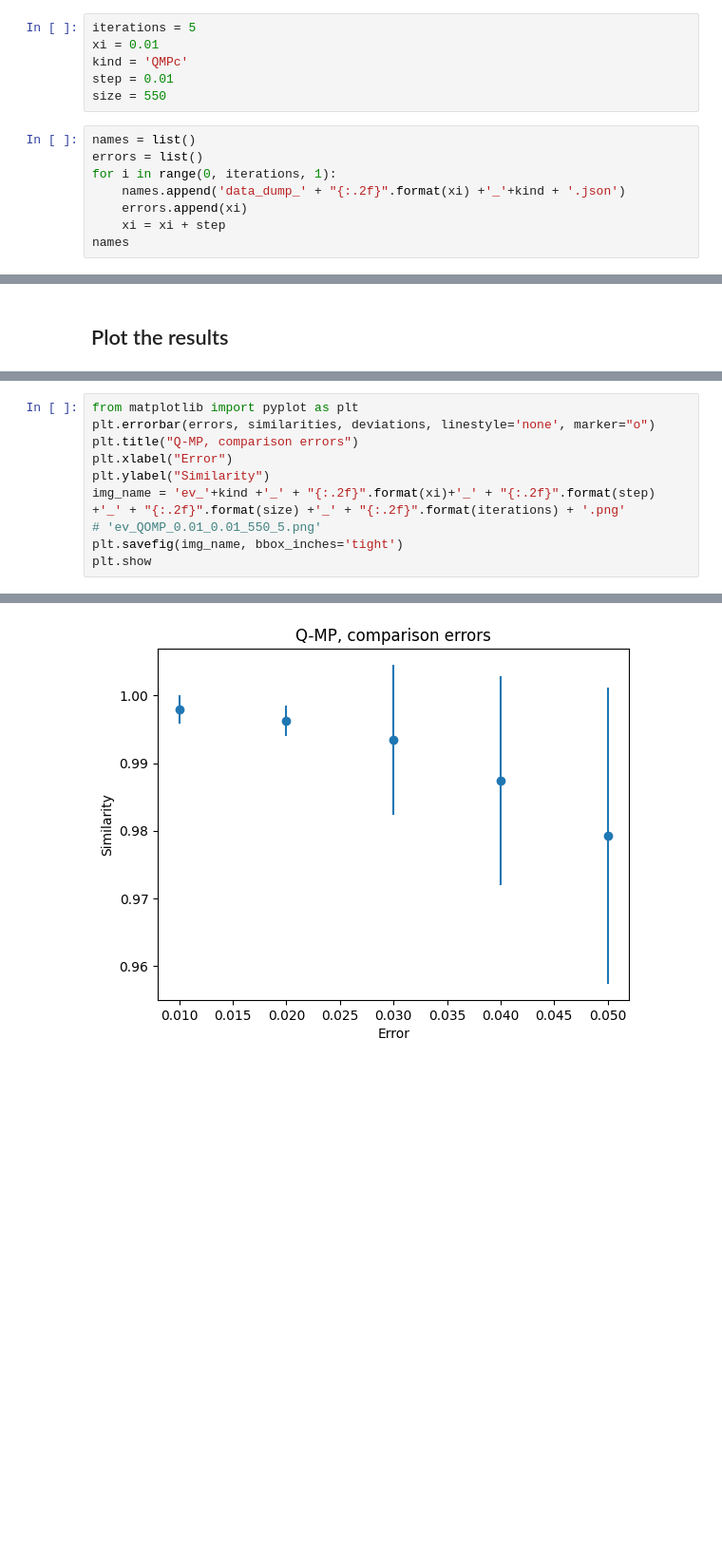
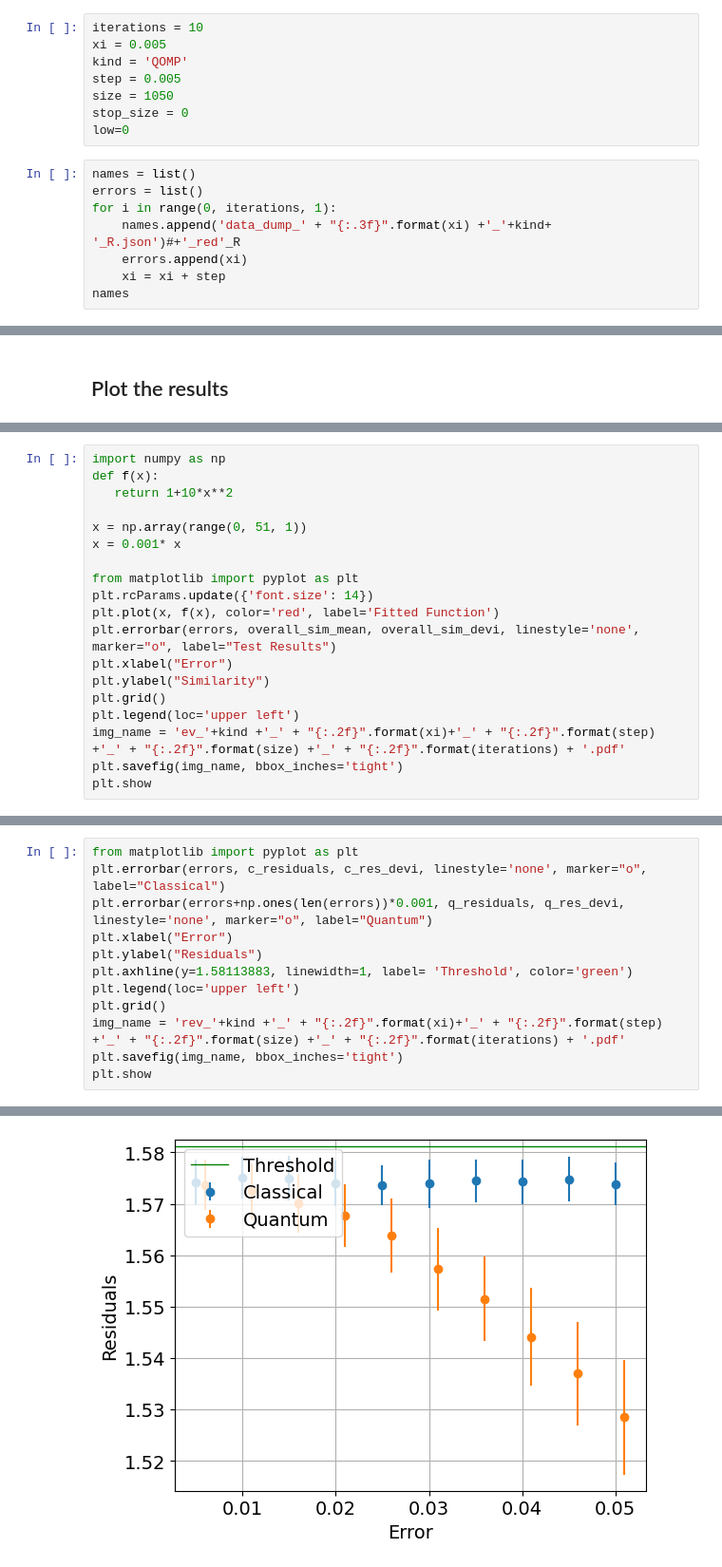
Before and after one commit to Stefano-Vanerio/quantumSparseAlgorithms, a Jupyter notebook: Error Variation.ipynb, the cells around one changed output, grey strips where cells are left out. Shown: that part at 95% size. Drawn from its saved outputs; the diff is of its cells as text; blank space fills up the shorter version.

```diff
--- a/Error Variation.ipynb
+++ b/Error Variation.ipynb
@@ -6,16 +6,18 @@
 import numpy as np
 import json
 # %%
-iterations = 5
-xi = 0.01
-kind = 'QMPc'
-step = 0.01
-size = 550
+iterations = 10
+xi = 0.005
+kind = 'QOMP'
+step = 0.005
+size = 1050
+stop_size = 0
+low=0
 # %%
 names = list()
 errors = list()
 for i in range(0, iterations, 1):
-    names.append('data_dump_' + "{:.2f}".format(xi) +'_'+kind + '.json')
+    names.append('data_dump_' + "{:.3f}".format(xi) +'_'+kind+ '_R.json')#+'_red'_R
     errors.append(xi)
     xi = xi + step
 names
@@ -91,0 +133,19 @@ for i in range(0, iterations, 1):
+# %%
+import numpy as np
+def f(x):
+   return 1+10*x**2
+
+x = np.array(range(0, 51, 1))
+x = 0.001* x
+
+from matplotlib import pyplot as plt
+plt.rcParams.update({'font.size': 14})
+plt.plot(x, f(x), color='red', label='Fitted Function')
+plt.errorbar(errors, overall_sim_mean, overall_sim_devi, linestyle='none', marker="o", label="Test Results")
+plt.xlabel("Error")
+plt.ylabel("Similarity")
+plt.grid()
+plt.legend(loc='upper left')
+img_name = 'ev_'+kind +'_' + "{:.2f}".format(xi)+'_' + "{:.2f}".format(step) +'_' + "{:.2f}".format(size) +'_' + "{:.2f}".format(iterations) + '.pdf'
+plt.savefig(img_name, bbox_inches='tight')
+plt.show
@@ -92,13 +155,15 @@ for i in range(0, iterations, 1):
 # %%
 from matplotlib import pyplot as plt
-plt.errorbar(errors, similarities, deviations, linestyle='none', marker="o")
-plt.title("Q-MP, comparison errors")
+plt.errorbar(errors, c_residuals, c_res_devi, linestyle='none', marker="o", label="Classical")
+plt.errorbar(errors+np.ones(len(errors))*0.001, q_residuals, q_res_devi, linestyle='none', marker="o", label="Quantum")
 plt.xlabel("Error")
-plt.ylabel("Similarity")
-img_name = 'ev_'+kind +'_' + "{:.2f}".format(xi)+'_' + "{:.2f}".format(step) +'_' + "{:.2f}".format(size) +'_' + "{:.2f}".format(iterations) + '.png'
-# 'ev_QOMP_0.01_0.01_550_5.png'
+plt.ylabel("Residuals")
+plt.axhline(y=1.58113883, linewidth=1, label= 'Threshold', color='green')
+plt.legend(loc='upper left')
+plt.grid()
+img_name = 'rev_'+kind +'_' + "{:.2f}".format(xi)+'_' + "{:.2f}".format(step) +'_' + "{:.2f}".format(size) +'_' + "{:.2f}".format(iterations) + '.pdf'
 plt.savefig(img_name, bbox_inches='tight')
 plt.show
 # %% [output]
 <function matplotlib.pyplot.show(close=None, block=None)>
-[figure, old version]
+[figure, new version]
```
Also changed, not shown: parts of 20 cells of this notebook, 8 other files.
